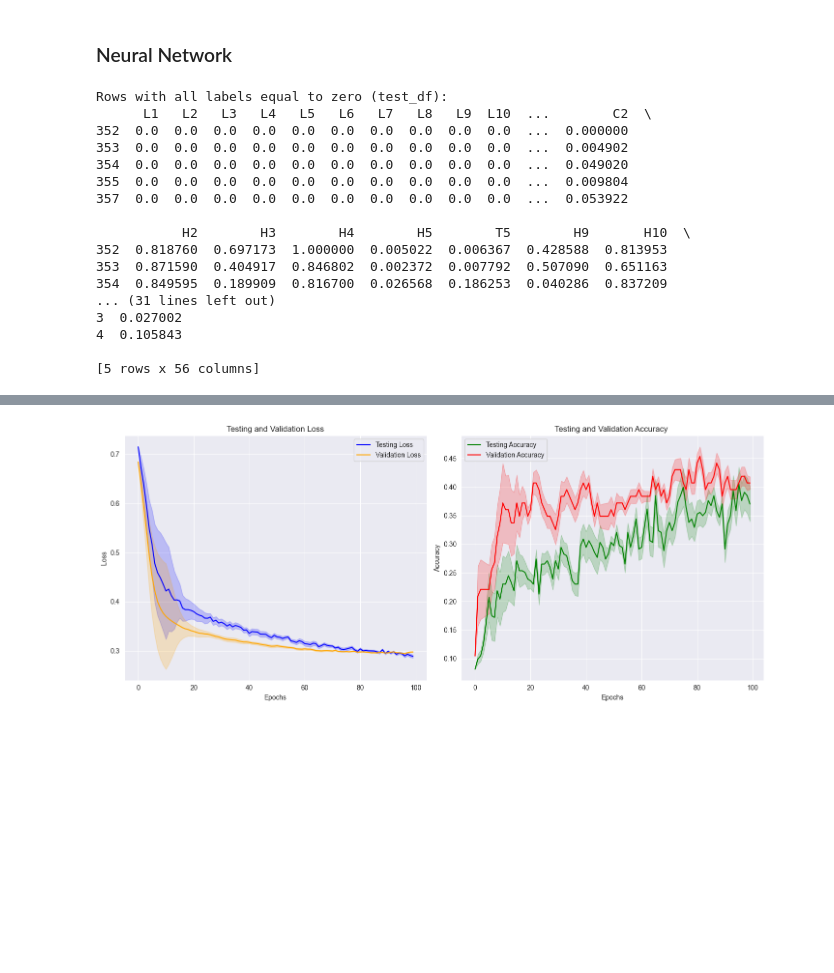
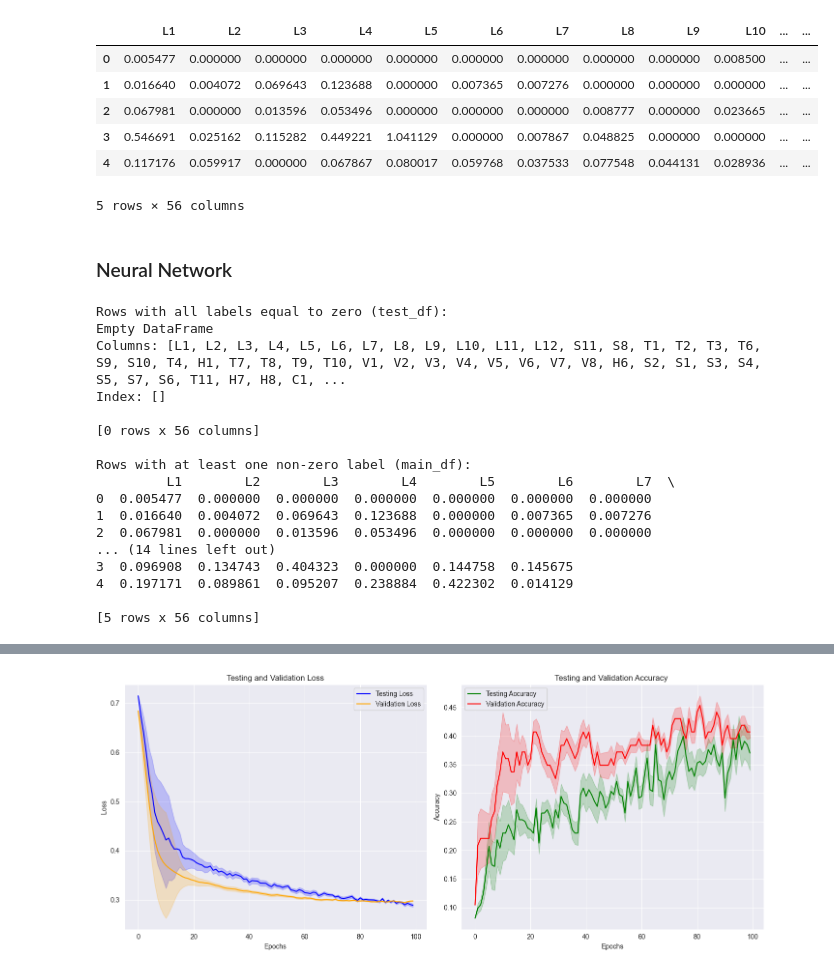
Before and after one commit to MahkameSalimi/Data-analysis-project, a Jupyter notebook: NN/NN.ipynb, the cells around one changed output, grey strips where cells are left out. Drawn from its saved outputs; the diff is of its cells as text; code cells hidden in the pictures; blank space fills up the shorter version.

```diff
--- a/NN/NN.ipynb
+++ b/NN/NN.ipynb
@@ -14,17 +14,26 @@ from tensorflow.keras.regularizers import l2
 import numpy as np
 # %%
 # Read the scaled data
-data = pd.read_csv("D:\\Data analysis\\Data-Analysis-2024\\Project\\Data\\scaled_flood_drivers_dataset.csv")
+data = pd.read_csv("scaled_flood_drivers_dataset.csv")
 
 # Define categories and their columns
 categories = {
     "Labels": [col for col in data.columns if col.startswith('L')],
     "Topography": [col for col in data.columns if col.startswith('T')],
     "Hydrological": [col for col in data.columns if col.startswith('H')],
     "Vegetation": [col for col in data.columns if col.startswith('V')],
     "Shape": [col for col in data.columns if col.startswith('S')],
     "Climate": [col for col in data.columns if col.startswith('C')]
 }
+data.head()
+# %% [output]
+|  | L1 | L2 | L3 | L4 | L5 | L6 | L7 | L8 | L9 | L10 | ... | ... |
+| 0 | 0.005477 | 0.000000 | 0.000000 | 0.000000 | 0.000000 | 0.000000 | 0.000000 | 0.000000 | 0.000000 | 0.008500 | ... | ... |
+| 1 | 0.016640 | 0.004072 | 0.069643 | 0.123688 | 0.000000 | 0.007365 | 0.007276 | 0.000000 | 0.000000 | 0.000000 | ... | ... |
+| 2 | 0.067981 | 0.000000 | 0.013596 | 0.053496 | 0.000000 | 0.000000 | 0.000000 | 0.008777 | 0.000000 | 0.023665 | ... | ... |
+| 3 | 0.546691 | 0.025162 | 0.115282 | 0.449221 | 1.041129 | 0.000000 | 0.007867 | 0.048825 | 0.000000 | 0.000000 | ... | ... |
+| 4 | 0.117176 | 0.059917 | 0.000000 | 0.067867 | 0.080017 | 0.059768 | 0.037533 | 0.077548 | 0.044131 | 0.028936 | ... | ... |
+5 rows × 56 columns
 # %% [markdown]
 ### Neural Network
 # %%
@@ -42,20 +51,20 @@ print("\nRows with at least one non-zero label (main_df):")
 print(main_df.head())
 # %% [output]
 Rows with all labels equal to zero (test_df):
-      L1   L2   L3   L4   L5   L6   L7   L8   L9  L10  ...        C2  \
-352  0.0  0.0  0.0  0.0  0.0  0.0  0.0  0.0  0.0  0.0  ...  0.000000
-353  0.0  0.0  0.0  0.0  0.0  0.0  0.0  0.0  0.0  0.0  ...  0.004902
-354  0.0  0.0  0.0  0.0  0.0  0.0  0.0  0.0  0.0  0.0  ...  0.049020
-355  0.0  0.0  0.0  0.0  0.0  0.0  0.0  0.0  0.0  0.0  ...  0.009804
-357  0.0  0.0  0.0  0.0  0.0  0.0  0.0  0.0  0.0  0.0  ...  0.053922
+Empty DataFrame
+Columns: [L1, L2, L3, L4, L5, L6, L7, L8, L9, L10, L11, L12, S11, S8, T1, T2, T3, T6, S9, S10, T4, H1, T7, T8, T9, T10, V1, V2, V3, V4, V5, V6, V7, V8, H6, S2, S1, S3, S4, S5, S7, S6, T11, H7, H8, C1, ...
+Index: []
 
-           H2        H3        H4        H5        T5        H9       H10  \
-352  0.818760  0.697173  1.000000  0.005022  0.006367  0.428588  0.813953
-353  0.871590  0.404917  0.846802  0.002372  0.007792  0.507090  0.651163
-354  0.849595  0.189909  0.816700  0.026568  0.186253  0.040286  0.837209
-... (31 lines left out)
-3  0.027002
-4  0.105843
+[0 rows x 56 columns]
+
+Rows with at least one non-zero label (main_df):
+         L1        L2        L3        L4        L5        L6        L7  \
+0  0.005477  0.000000  0.000000  0.000000  0.000000  0.000000  0.000000
+1  0.016640  0.004072  0.069643  0.123688  0.000000  0.007365  0.007276
+2  0.067981  0.000000  0.013596  0.053496  0.000000  0.000000  0.000000
+... (14 lines left out)
+3  0.096908  0.134743  0.404323  0.000000  0.144758  0.145675
+4  0.197171  0.089861  0.095207  0.238884  0.422302  0.014129
 
 [5 rows x 56 columns]
 # %%
```
Also changed, not shown: parts of 1 cell of this notebook, 11 other files.
